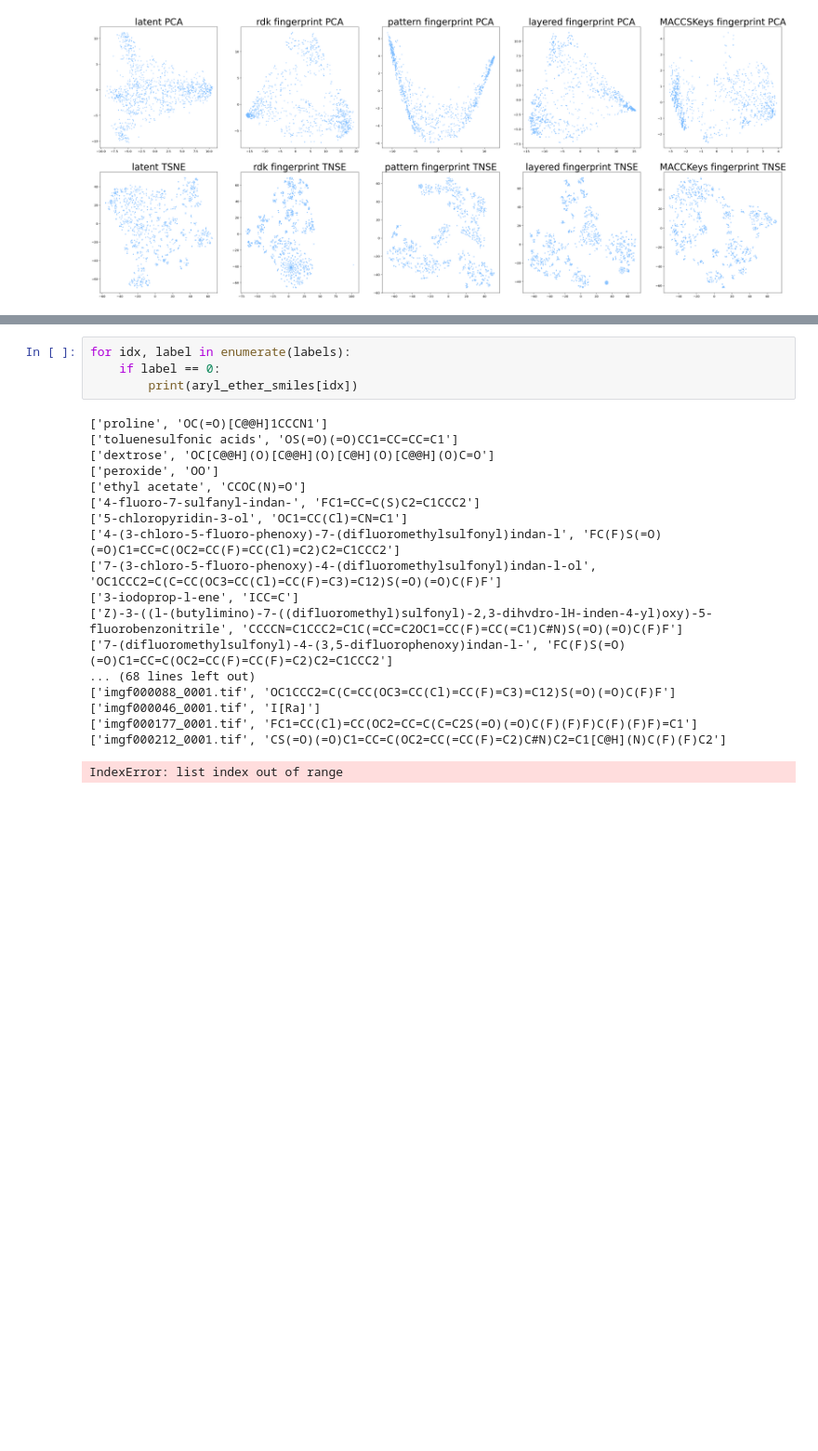
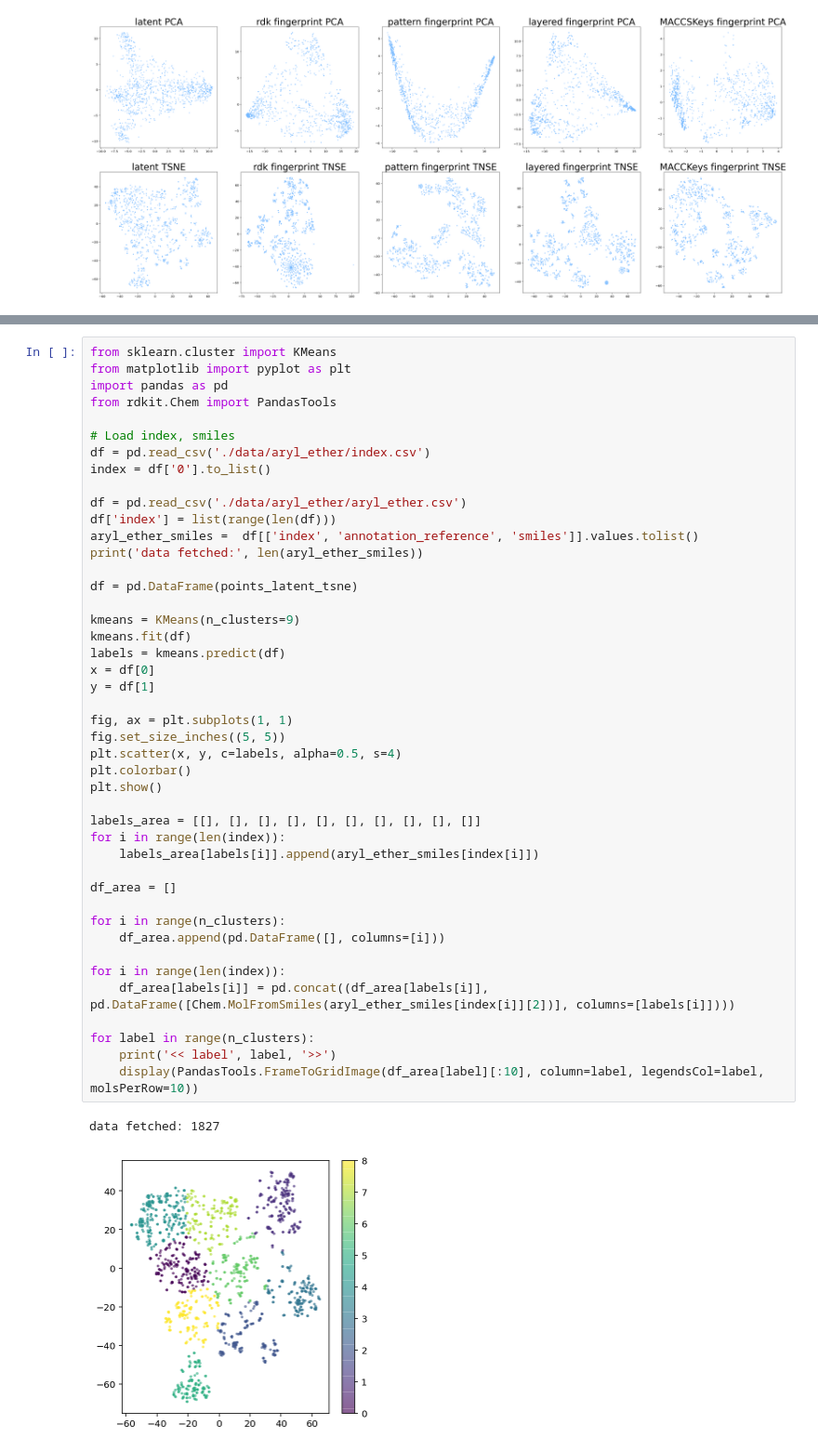
Before and after one commit to khhandrea/chemical-autoencoder, a Jupyter notebook: aryl_ether_plotting_smiles.ipynb, the cells around one changed output, grey strips where cells are left out. Shown at 93% size. Drawn from its saved outputs; the diff is of its cells as text; blank space fills up the shorter version.

Commit message:
Clustering with latent space, pattern tsne, maccskeys tsne

```diff
--- a/aryl_ether_plotting_smiles.ipynb
+++ b/aryl_ether_plotting_smiles.ipynb
@@ -489,23 +489,47 @@ plt.show()
-# %%
-for idx, label in enumerate(labels):
-    if label == 0:
-        print(aryl_ether_smiles[idx])
-# %% [output]
-['proline', 'OC(=O)[C@@H]1CCCN1']
-['toluenesulfonic acids', 'OS(=O)(=O)CC1=CC=CC=C1']
-['dextrose', 'OC[C@@H](O)[C@@H](O)[C@H](O)[C@@H](O)C=O']
-['peroxide', 'OO']
-['ethyl acetate', 'CCOC(N)=O']
-['4-fluoro-7-sulfanyl-indan-', 'FC1=CC=C(S)C2=C1CCC2']
-['5-chloropyridin-3-ol', 'OC1=CC(Cl)=CN=C1']
-['4-(3-chloro-5-fluoro-phenoxy)-7-(difluoromethylsulfonyl)indan-l', 'FC(F)S(=O)(=O)C1=CC=C(OC2=CC(F)=CC(Cl)=C2)C2=C1CCC2']
-['7-(3-chloro-5-fluoro-phenoxy)-4-(difluoromethylsulfonyl)indan-l-ol', 'OC1CCC2=C(C=CC(OC3=CC(Cl)=CC(F)=C3)=C12)S(=O)(=O)C(F)F']
-['3-iodoprop-l-ene', 'ICC=C']
-['Z)-3-((l-(butylimino)-7-((difluoromethyl)sulfonyl)-2,3-dihvdro-lH-inden-4-yl)oxy)-5-fluorobenzonitrile', 'CCCCN=C1CCC2=C1C(=CC=C2OC1=CC(F)=CC(=C1)C#N)S(=O)(=O)C(F)F']
-['7-(difluoromethylsulfonyl)-4-(3,5-difluorophenoxy)indan-l-', 'FC(F)S(=O)(=O)C1=CC=C(OC2=CC(F)=CC(F)=C2)C2=C1CCC2']
-... (68 lines left out)
-['imgf000088_0001.tif', 'OC1CCC2=C(C=CC(OC3=CC(Cl)=CC(F)=C3)=C12)S(=O)(=O)C(F)F']
-['imgf000046_0001.tif', 'I[Ra]']
-['imgf000177_0001.tif', 'FC1=CC(Cl)=CC(OC2=CC=C(C=C2S(=O)(=O)C(F)(F)F)C(F)(F)F)=C1']
-['imgf000212_0001.tif', 'CS(=O)(=O)C1=CC=C(OC2=CC(=CC(F)=C2)C#N)C2=C1[C@H](N)C(F)(F)C2']
-IndexError: list index out of range
+# %%
+from sklearn.cluster import KMeans
+from matplotlib import pyplot as plt
+import pandas as pd
+from rdkit.Chem import PandasTools
+
+# Load index, smiles
+df = pd.read_csv('./data/aryl_ether/index.csv')
+index = df['0'].to_list()
+
+df = pd.read_csv('./data/aryl_ether/aryl_ether.csv')
+df['index'] = list(range(len(df)))
+aryl_ether_smiles =  df[['index', 'annotation_reference', 'smiles']].values.tolist()
+print('data fetched:', len(aryl_ether_smiles))
+
+df = pd.DataFrame(points_latent_tsne)
+
+kmeans = KMeans(n_clusters=9)
+kmeans.fit(df)
+labels = kmeans.predict(df)
+x = df[0]
+y = df[1]
+
+fig, ax = plt.subplots(1, 1)
+fig.set_size_inches((5, 5))
+plt.scatter(x, y, c=labels, alpha=0.5, s=4)
+plt.colorbar()
+plt.show()
+
+labels_area = [[], [], [], [], [], [], [], [], [], []]
+for i in range(len(index)):
+    labels_area[labels[i]].append(aryl_ether_smiles[index[i]])
+
+df_area = []
+
+for i in range(n_clusters):
+    df_area.append(pd.DataFrame([], columns=[i]))
+
+for i in range(len(index)):
+    df_area[labels[i]] = pd.concat((df_area[labels[i]], pd.DataFrame([Chem.MolFromSmiles(aryl_ether_smiles[index[i]][2])], columns=[labels[i]])))
+
+for label in range(n_clusters):
+    print('<< label', label, '>>')
+    display(PandasTools.FrameToGridImage(df_area[label][:10], column=label, legendsCol=label, molsPerRow=10))
+# %% [output]
+data fetched: 1827
+[figure, added]
```
Also changed, not shown: parts of 11 cells of this notebook.
